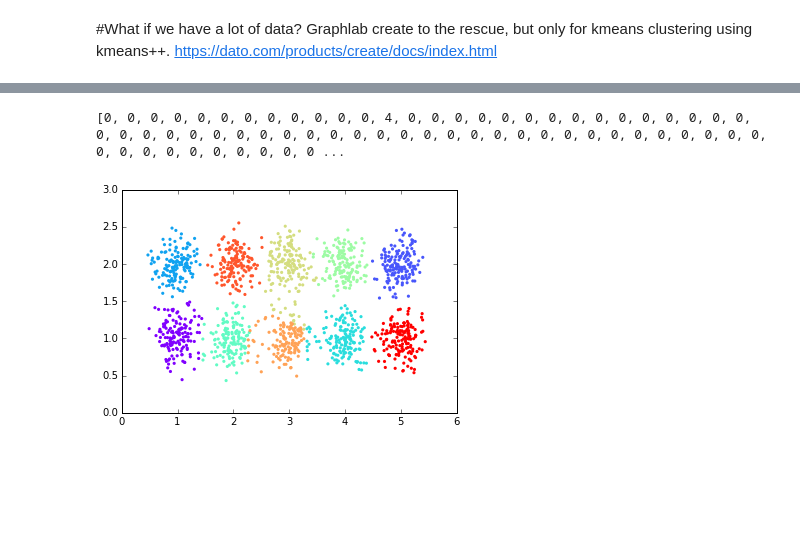
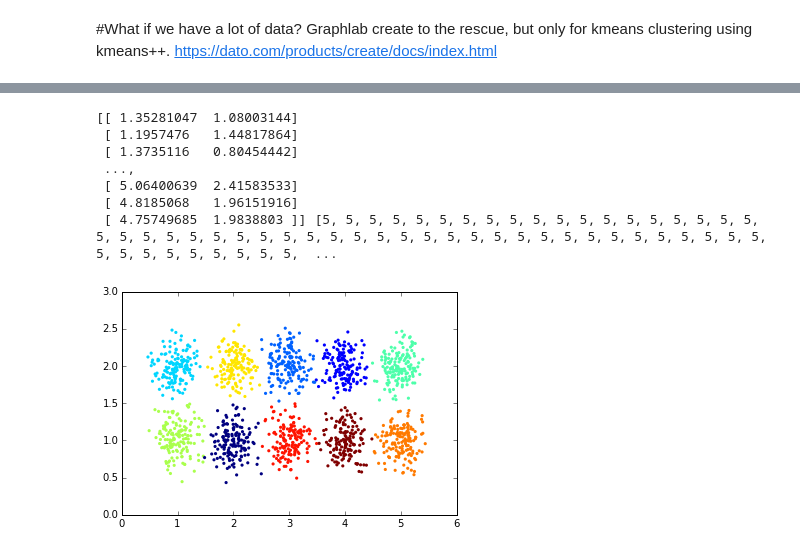
Before and after one commit to eclarson/DataMiningNotebooks, a Jupyter notebook: 11. More Clustering.ipynb, the cells around one changed output, grey strips where cells are left out. Cells and saved outputs as stored; diff of their text form; code cells hidden in the pictures; blank space fills up the shorter version.

```diff
--- a/11. More Clustering.ipynb
+++ b/11. More Clustering.ipynb
@@ -391,0 +403,13 @@ You can use print_rows(num_rows=m, num_columns=n) to print more rows and columns
+# %%
+#  None: Use the default (depends on which Canvas target is set).
+# ‘Table’: Show a scrollable, tabular view of the data in the SFrame.
+# ‘Summary’: Show a list of columns with some summary statistics and plots for each column.
+# ‘Scatter Plot’: Show a scatter plot of two numeric columns.
+# ‘Heat Map’: Show a heat map of two numeric columns.
+# ‘Bar Chart’: Show a bar chart of one numeric and one categorical column.
+# ‘BoxWhisker Plot’: Show a box and whisker plot of one numeric and one categorical column.
+# ‘Line Chart’: Show a line chart of one numeric and one categorical column.
+import pandas as pd
+XS = gl.SFrame(data=pd.DataFrame(X1))
+print XS
+XS.show(view="Scatter Plot")
@@ -392,4 +434,4 @@ You can use print_rows(num_rows=m, num_columns=n) to print more rows and columns
 # %%
-model = gl.kmeans.create(XS, num_clusters=10)
+model = gl.kmeans.create(XS, num_clusters=10, max_iterations=20)
 model.summary()
 # %% [output]
@@ -418,10 +458,16 @@ labels_as_sframe.show()
 # %%
-X = np.array(XS['X1'])
-print labels_as_sframe['cluster_id']
-plt.scatter(X[:, 0], X[:, 1], c=labels_as_sframe['cluster_id'],
-                    cmap=plt.cm.rainbow, s=10, linewidths=0)
+X = XS.to_dataframe().values
+print X,labels_as_sframe['cluster_id']
+plt.scatter(X[:,0], X[:,1], c=labels_as_sframe['cluster_id'],
+                     s=10, linewidths=0)
 
 plt.show()
 # %% [output]
-[0, 0, 0, 0, 0, 0, 0, 0, 0, 0, 0, 0, 4, 0, 0, 0, 0, 0, 0, 0, 0, 0, 0, 0, 0, 0, 0, 0, 0, 0, 0, 0, 0, 0, 0, 0, 0, 0, 0, 0, 0, 0, 0, 0, 0, 0, 0, 0, 0, 0, 0, 0, 0, 0, 0, 0, 0, 0, 0, 0, 0, 0, 0, 0, 0, 0, 0 ...
+[[ 1.35281047  1.08003144]
+ [ 1.1957476   1.44817864]
+ [ 1.3735116   0.80454442]
+ ...,
+ [ 5.06400639  2.41583533]
+ [ 4.8185068   1.96151916]
+ [ 4.75749685  1.9838803 ]] [5, 5, 5, 5, 5, 5, 5, 5, 5, 5, 5, 5, 5, 5, 5, 5, 5, 5, 5, 5, 5, 5, 5, 5, 5, 5, 5, 5, 5, 5, 5, 5, 5, 5, 5, 5, 5, 5, 5, 5, 5, 5, 5, 5, 5, 5, 5, 5, 5, 5, 5, 5, 5, 5, 5, 5, 5,  ...
-[figure, old version]
+[figure, new version]
```
Also changed, not shown: parts of 19 cells of this notebook.
